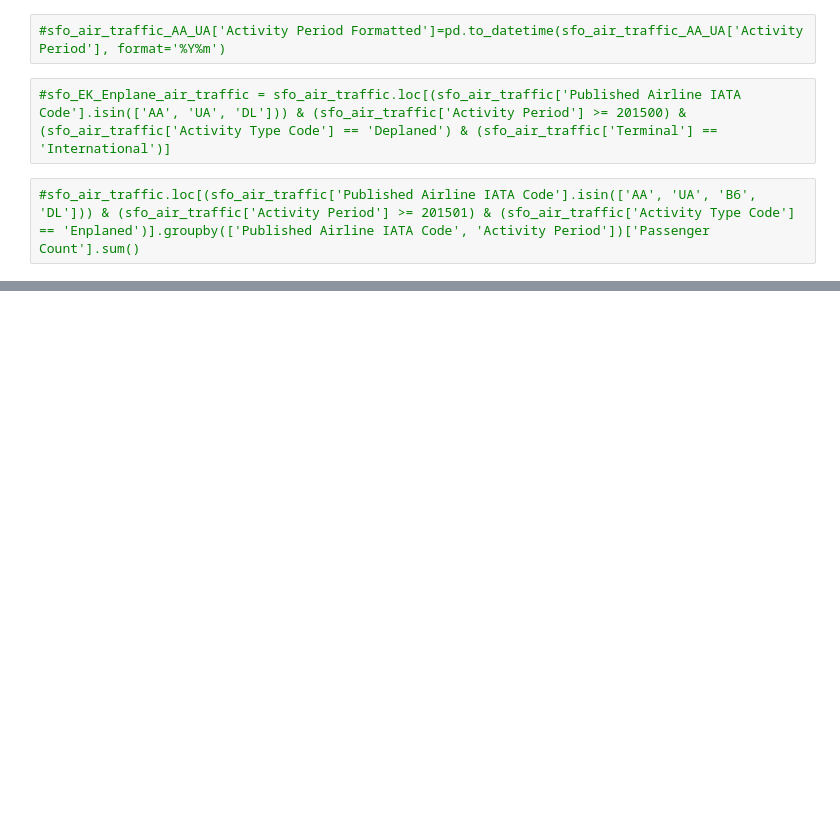
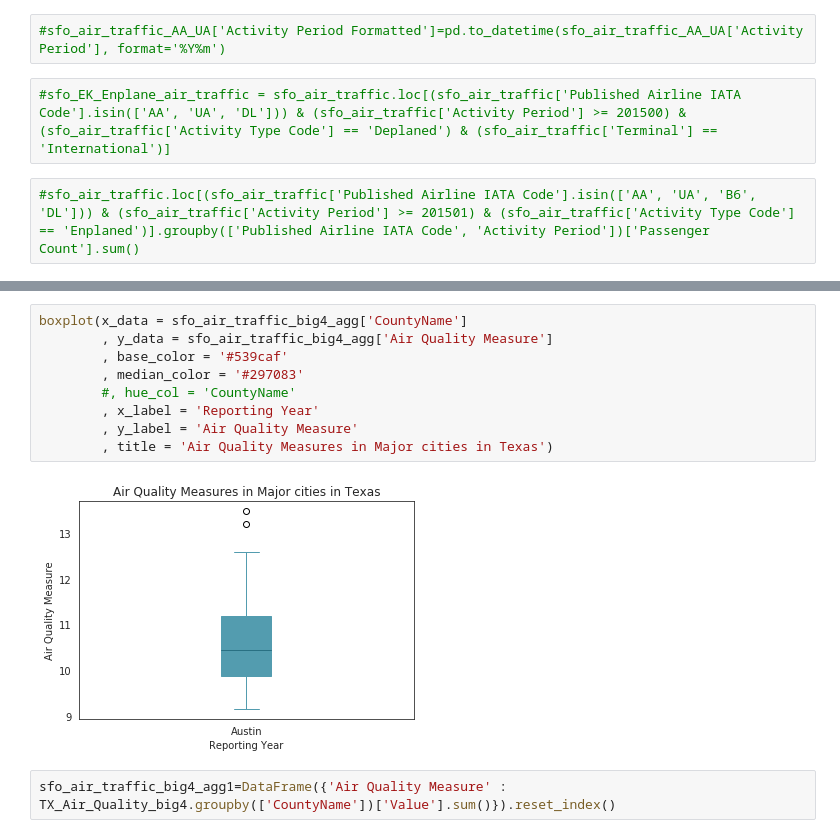
Before and after one commit to Saranyanv/test, a Jupyter notebook: 455_Assignment2.ipynb, the cells around one changed output, grey strips where cells are left out. Saved outputs shown, nothing was run; the diff lists cells and outputs as text; blank space fills up the shorter version.

```diff
--- a/455_Assignment2.ipynb
+++ b/455_Assignment2.ipynb
@@ -174,0 +137,13 @@ plt.legend(loc='lower left', ncol=3, mode='expand')
+# %%
+boxplot(x_data = sfo_air_traffic_big4_agg['CountyName']
+        , y_data = sfo_air_traffic_big4_agg['Air Quality Measure']
+        , base_color = '#539caf'
+        , median_color = '#297083'
+        #, hue_col = 'CountyName'
+        , x_label = 'Reporting Year'
+        , y_label = 'Air Quality Measure'
+        , title = 'Air Quality Measures in Major cities in Texas')
+# %% [output]
+[figure, added]
+# %%
+sfo_air_traffic_big4_agg1=DataFrame({'Air Quality Measure' : TX_Air_Quality_big4.groupby(['CountyName'])['Value'].sum()}).reset_index()
```
Also changed, not shown: parts of 13 cells of this notebook.
